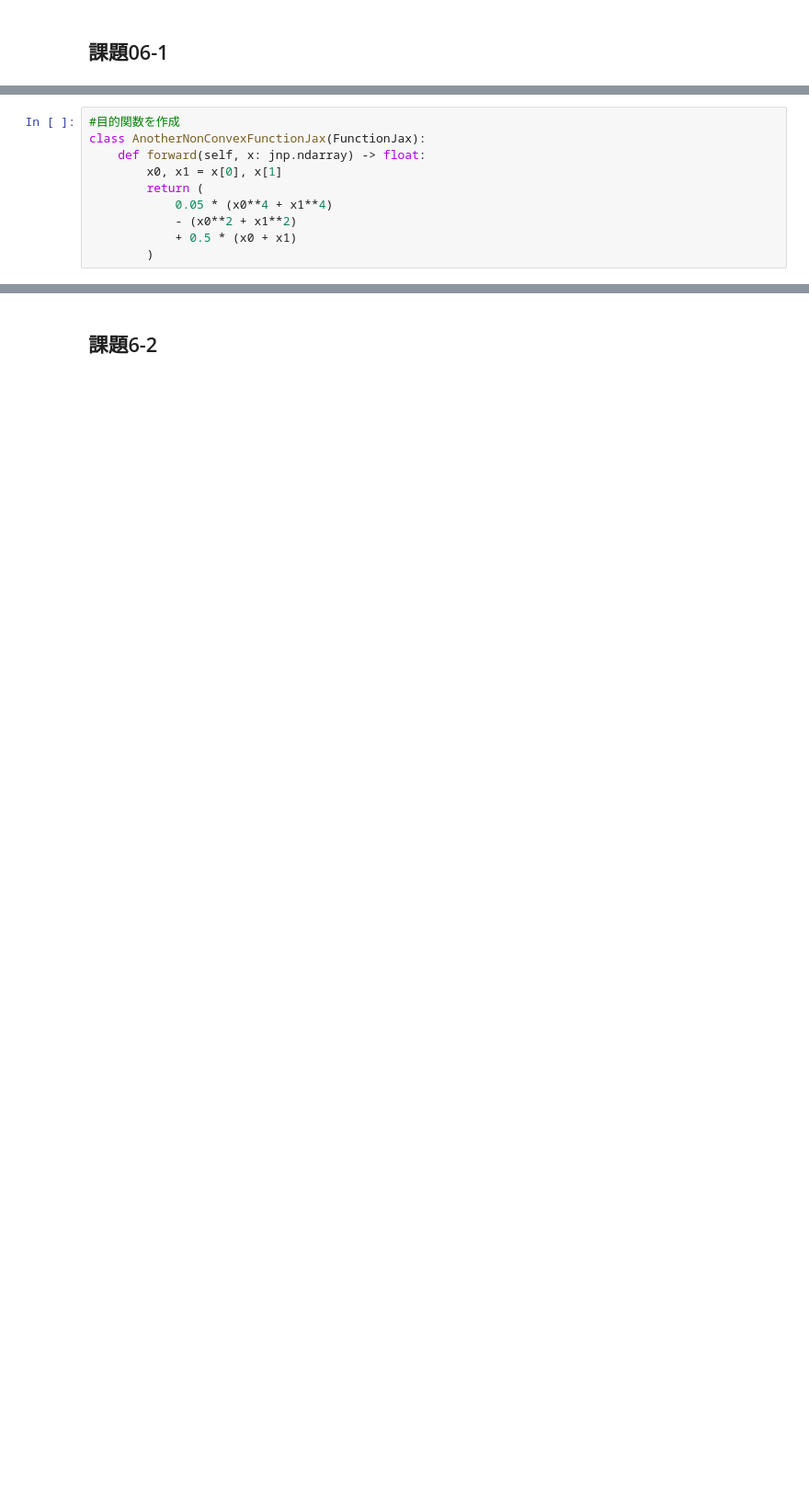
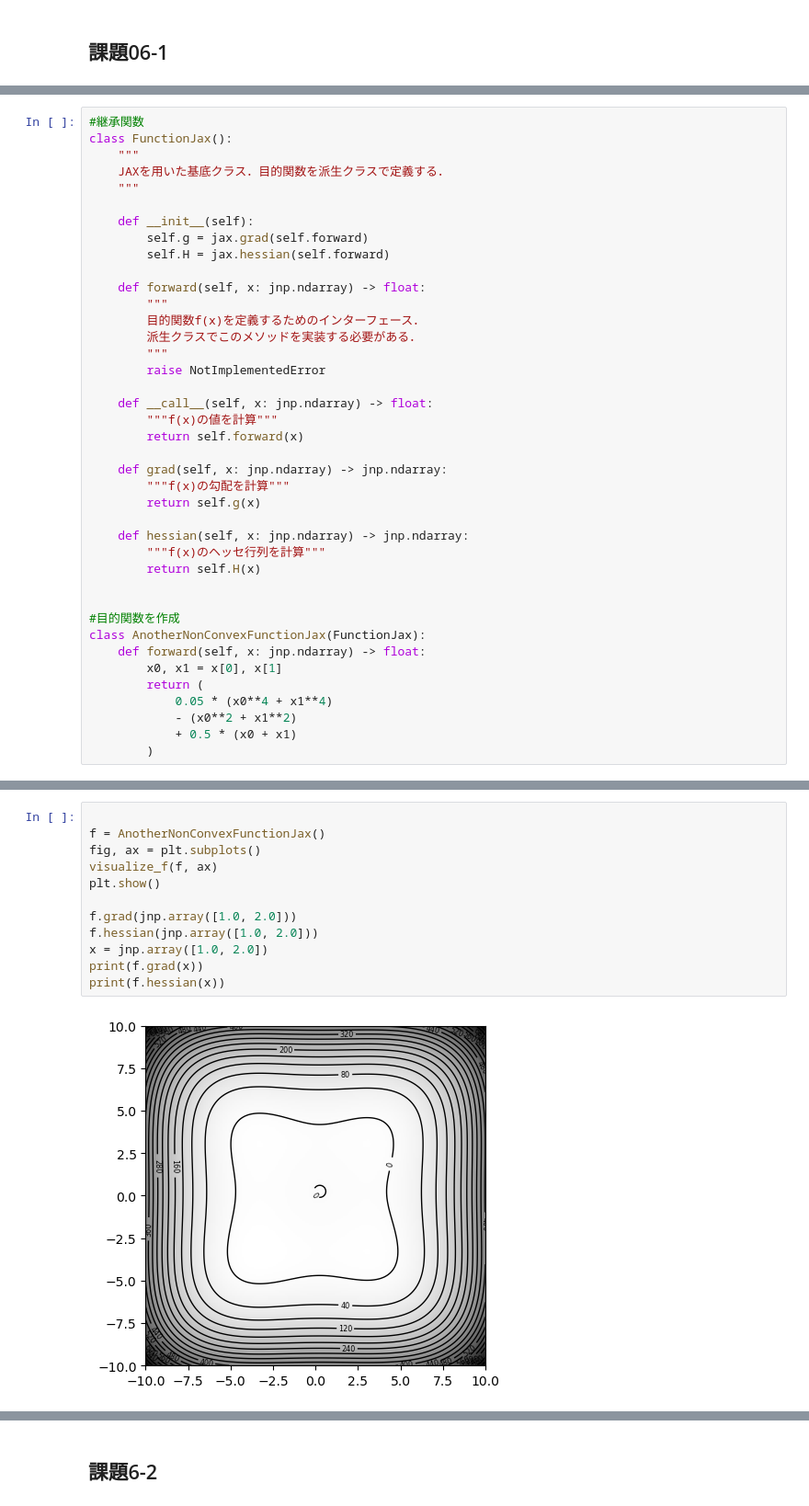
Before and after one commit to neckoshirasu/Scientific-and-technical-Computing, a Jupyter notebook: トピック6/sc6-report.ipynb, the cells around one changed output, grey strips where cells are left out. Shown at 92% size. Saved outputs shown, nothing was run; the diff lists cells and outputs as text; blank space fills up the shorter version.

```diff
--- a/トピック6/sc6-report.ipynb
+++ b/トピック6/sc6-report.ipynb
@@ -25,4 +81,34 @@ ModuleNotFoundError: No module named 'jax'
 # %%
+#継承関数
+class FunctionJax():
+    """
+    JAXを用いた基底クラス．目的関数を派生クラスで定義する．
+    """
+
+    def __init__(self):
+        self.g = jax.grad(self.forward)
+        self.H = jax.hessian(self.forward)
+
+    def forward(self, x: jnp.ndarray) -> float:
+        """
+        目的関数f(x)を定義するためのインターフェース．
+        派生クラスでこのメソッドを実装する必要がある．
+        """
+        raise NotImplementedError
+
+    def __call__(self, x: jnp.ndarray) -> float:
+        """f(x)の値を計算"""
+        return self.forward(x)
+
+    def grad(self, x: jnp.ndarray) -> jnp.ndarray:
+        """f(x)の勾配を計算"""
+        return self.g(x)
+
+    def hessian(self, x: jnp.ndarray) -> jnp.ndarray:
+        """f(x)のヘッセ行列を計算"""
+        return self.H(x)
+
+
 #目的関数を作成
 class AnotherNonConvexFunctionJax(FunctionJax):
     def forward(self, x: jnp.ndarray) -> float:
@@ -141,0 +121,14 @@ def grad_decent_1d(
+# %%
+
+f = AnotherNonConvexFunctionJax()
+fig, ax = plt.subplots()
+visualize_f(f, ax)
+plt.show()
+
+f.grad(jnp.array([1.0, 2.0]))
+f.hessian(jnp.array([1.0, 2.0]))
+x = jnp.array([1.0, 2.0])
+print(f.grad(x))
+print(f.hessian(x))
+# %% [output]
+[figure, added]
```
Also changed, not shown: parts of 15 cells of this notebook.
